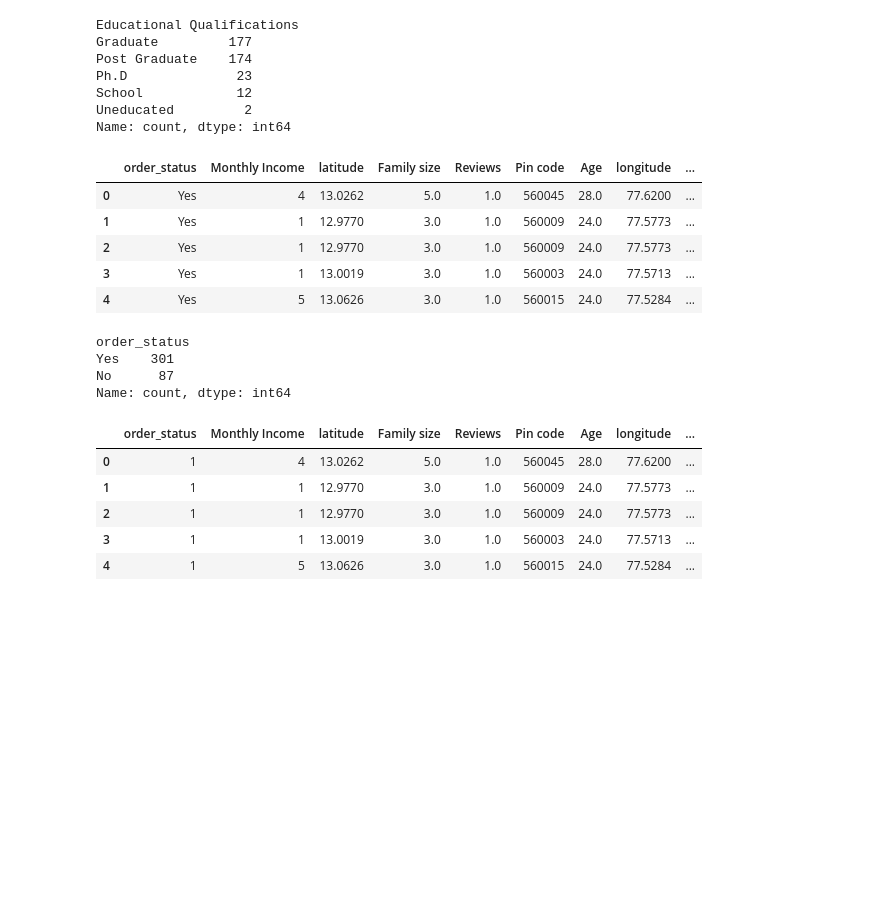
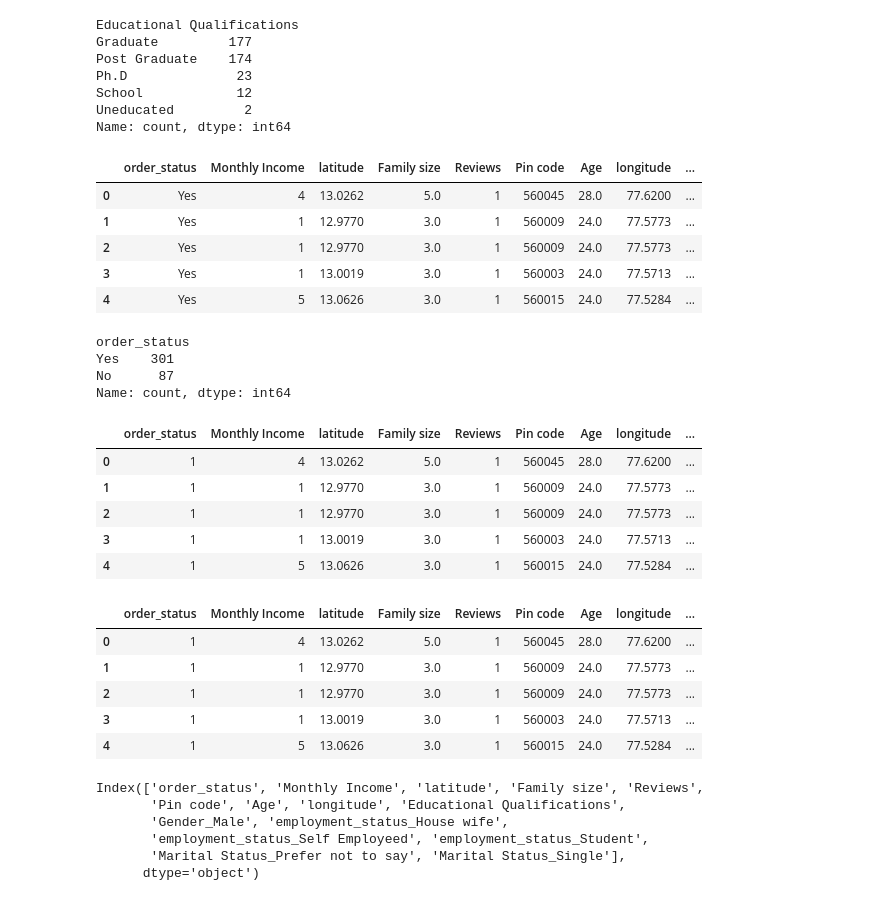
Before and after one commit to mujeebr/new_repo, a Jupyter notebook: eda.ipynb, the cells around one changed output. Drawn from its saved outputs; the diff is of its cells as text; code cells hidden in the pictures; blank space fills up the shorter version.

Commit message:
feature scaling added

```diff
--- a/eda.ipynb
+++ b/eda.ipynb
@@ -343,6 +343,7 @@ Below Rs.10000      25
 Name: count, dtype: int64
 # %%
 d1 = {"No Income":1,"Below Rs.10000":2,"10001 to 25000":3,"25001 to 50000":4,"More than 50000":5}
+df["Monthly Income"]=df["Monthly Income"].str.strip()
 df["Monthly Income"]=df["Monthly Income"].map(d1)
 # %%
 df.head(3)
@@ -360,6 +361,7 @@ Negative      71
 Name: count, dtype: int64
 # %%
 d2 = {"Positive":1,"Negative":0}
+df["Reviews"]=df["Reviews"].str.strip() # this is used to remove spaces from beginning and at the end of a name
 df["Reviews"]=df["Reviews"].map(d2)
 # %%
 df.head()
@@ -382,16 +384,17 @@ Uneducated         2
 Name: count, dtype: int64
 # %%
 d3 = {"Uneducated":0, "School":1, "Graduate":2, "Post Graduate":3, "Ph.D":4}
+df["Educational Qualifications"]=df["Educational Qualifications"].str.strip()
 df["Educational Qualifications"]=df["Educational Qualifications"].map(d3)
 # %%
 df.head()
 # %% [output]
 |  | order_status | Monthly Income | latitude | Family size | Reviews | Pin code | Age | longitude | ... |
-| 0 | Yes | 4 | 13.0262 | 5.0 | 1.0 | 560045 | 28.0 | 77.6200 | ... |
-| 1 | Yes | 1 | 12.9770 | 3.0 | 1.0 | 560009 | 24.0 | 77.5773 | ... |
-| 2 | Yes | 1 | 12.9770 | 3.0 | 1.0 | 560009 | 24.0 | 77.5773 | ... |
-| 3 | Yes | 1 | 13.0019 | 3.0 | 1.0 | 560003 | 24.0 | 77.5713 | ... |
-| 4 | Yes | 5 | 13.0626 | 3.0 | 1.0 | 560015 | 24.0 | 77.5284 | ... |
+| 0 | Yes | 4 | 13.0262 | 5.0 | 1 | 560045 | 28.0 | 77.6200 | ... |
+| 1 | Yes | 1 | 12.9770 | 3.0 | 1 | 560009 | 24.0 | 77.5773 | ... |
+| 2 | Yes | 1 | 12.9770 | 3.0 | 1 | 560009 | 24.0 | 77.5773 | ... |
+| 3 | Yes | 1 | 13.0019 | 3.0 | 1 | 560003 | 24.0 | 77.5713 | ... |
+| 4 | Yes | 5 | 13.0626 | 3.0 | 1 | 560015 | 24.0 | 77.5284 | ... |
 # %%
 df["order_status"].value_counts()
 # %% [output]
@@ -406,8 +409,21 @@ df["order_status"]=df["order_status"].map(d4)
 df.head()
 # %% [output]
 |  | order_status | Monthly Income | latitude | Family size | Reviews | Pin code | Age | longitude | ... |
-| 0 | 1 | 4 | 13.0262 | 5.0 | 1.0 | 560045 | 28.0 | 77.6200 | ... |
-| 1 | 1 | 1 | 12.9770 | 3.0 | 1.0 | 560009 | 24.0 | 77.5773 | ... |
-| 2 | 1 | 1 | 12.9770 | 3.0 | 1.0 | 560009 | 24.0 | 77.5773 | ... |
-| 3 | 1 | 1 | 13.0019 | 3.0 | 1.0 | 560003 | 24.0 | 77.5713 | ... |
-| 4 | 1 | 5 | 13.0626 | 3.0 | 1.0 | 560015 | 24.0 | 77.5284 | ... |
+| 0 | 1 | 4 | 13.0262 | 5.0 | 1 | 560045 | 28.0 | 77.6200 | ... |
+| 1 | 1 | 1 | 12.9770 | 3.0 | 1 | 560009 | 24.0 | 77.5773 | ... |
+| 2 | 1 | 1 | 12.9770 | 3.0 | 1 | 560009 | 24.0 | 77.5773 | ... |
+| 3 | 1 | 1 | 13.0019 | 3.0 | 1 | 560003 | 24.0 | 77.5713 | ... |
+| 4 | 1 | 5 | 13.0626 | 3.0 | 1 | 560015 | 24.0 | 77.5284 | ... |
+# %%
+# Applying Feature Scaling using Normalization and Standardization
+df_norm = df.copy()
+df_stand= df.copy()
+# %%
+df_norm.head()
+# %% [output]
+|  | order_status | Monthly Income | latitude | Family size | Reviews | Pin code | Age | longitude | ... |
+| 0 | 1 | 4 | 13.0262 | 5.0 | 1 | 560045 | 28.0 | 77.6200 | ... |
+| 1 | 1 | 1 | 12.9770 | 3.0 | 1 | 560009 | 24.0 | 77.5773 | ... |
+| 2 | 1 | 1 | 12.9770 | 3.0 | 1 | 560009 | 24.0 | 77.5773 | ... |
+| 3 | 1 | 1 | 13.0019 | 3.0 | 1 | 560003 | 24.0 | 77.5713 | ... |
+| 4 | 1 | 5 | 13.0626 | 3.0 | 1 | 560015 | 24.0 | 77.5284 | ... |
@@ -413,0 +436,9 @@ df.head()
+# %%
+df.columns
+# %% [output]
+Index(['order_status', 'Monthly Income', 'latitude', 'Family size', 'Reviews',
+       'Pin code', 'Age', 'longitude', 'Educational Qualifications',
+       'Gender_Male', 'employment_status_House wife',
+       'employment_status_Self Employeed', 'employment_status_Student',
+       'Marital Status_Prefer not to say', 'Marital Status_Single'],
+      dtype='object')
```
Also changed, not shown: parts of 35 cells of this notebook, 6 other files.
